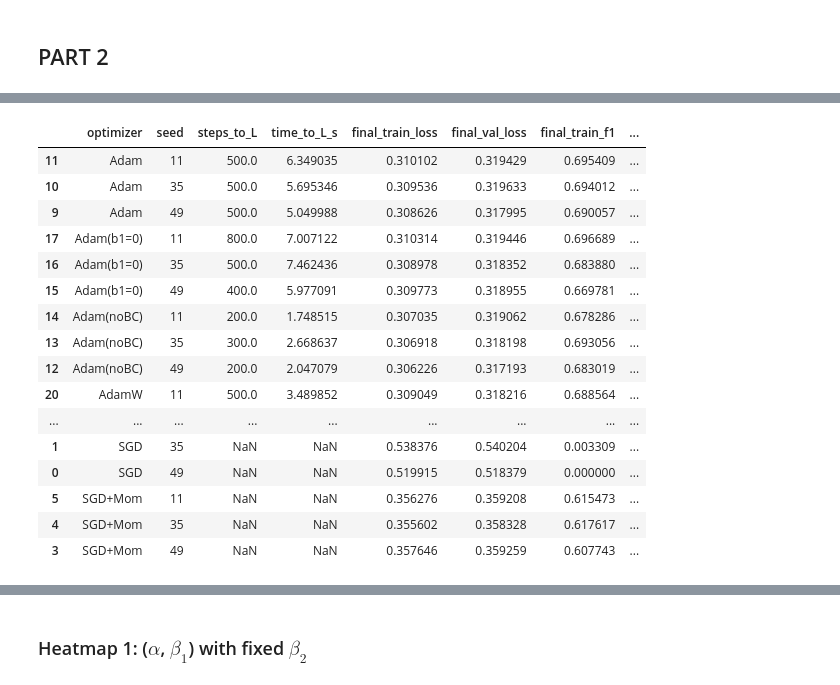
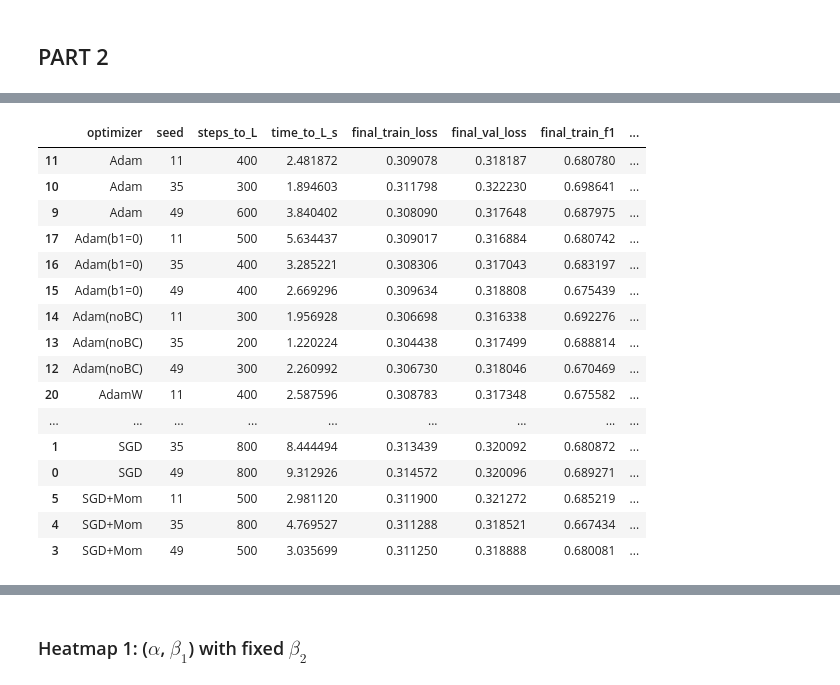
Before and after one commit to lcazorla/cs7641-optimization-uncertainty-learning, a Jupyter notebook: notebooks/analysis_adults.ipynb, the cells around one changed output, grey strips where cells are left out. Saved outputs shown, nothing was run; the diff lists cells and outputs as text; code cells hidden in the pictures.

Commit message:
Part 3 adults dataset + summary table + updates in part 1 and 2 to be able tto do the summary table and to change things that were wrong

```diff
--- a/notebooks/analysis_adults.ipynb
+++ b/notebooks/analysis_adults.ipynb
@@ -706,8 +710,7 @@ def evaluate_all(model, train_loader, val_loader):
         "val_f1":     eval_f1(model, val_loader),
     }
 
-def train_budgeted(
-    make_model_fn, make_optimizer_fn, train_loader, val_loader, seed, grad_budget = 2000, eval_every = 100, l_thresh = None):
+def train_budgeted(make_model_fn, make_optimizer_fn, train_loader, val_loader, seed, grad_budget = 2000, eval_every = 100, l_thresh = None):
 
     set_all_seeds(seed)
     device = "cuda" if torch.cuda.is_available() else "cpu"
@@ -830,3 +833,32 @@ class AdamNoBiasCorrection(Optimizer):
                 p.addcdiv_(m, v.sqrt().add_(eps), value=-lr)
 
         return loss
+# %%
+def tune_lr_one_seed(make_model_fn, make_opt_fn_from_lr, lr_grid, seed, train_loader, val_loader, grad_budget, eval_every):
+    rows = []
+    for lr in lr_grid:
+        ret = train_budgeted(
+            make_model_fn=make_model_fn,
+            make_optimizer_fn=lambda params, lr=lr: make_opt_fn_from_lr(params, lr),
+            train_loader=train_loader,
+            val_loader=val_loader,
+            seed=seed,
+            grad_budget=grad_budget,
+            eval_every=eval_every,
+            l_thresh=None
+        )
+
+        if isinstance(ret, tuple):
+            final = ret[-1]
+        else:
+            final = ret
+
+        rows.append({
+            "lr": lr,
+            "val_loss": float(final["val_loss"]),
+            "val_f1": float(final.get("val_f1", np.nan)),
+        })
+
+    df = pd.DataFrame(rows).sort_values("val_loss")
+    best_lr = float(df.iloc[0]["lr"])
+    return best_lr, df
@@ -836,9 +939,9 @@ GRAD_BUDGET = 1000
 EVAL_EVERY = 100
 
 required_optimizers = [
-    ("SGD",            lambda params: torch.optim.SGD(params, lr=1e-3)),
-    ("SGD+Mom",        lambda params: torch.optim.SGD(params, lr=1e-3, momentum=0.9)),
-    ("Nesterov",       lambda params: torch.optim.SGD(params, lr=1e-3, momentum=0.9, nesterov=True)),
+    ("SGD",            lambda params: torch.optim.SGD(params, lr=best_lr_sgd)),
+    ("SGD+Mom",        lambda params: torch.optim.SGD(params, lr=best_lr_mom, momentum=MOMENTUM)),
+    ("Nesterov",       lambda params: torch.optim.SGD(params, lr=best_lr_nes, momentum=MOMENTUM, nesterov=True)),
     ("Adam",           lambda params: torch.optim.Adam(params, lr=1e-3, betas=(0.9, 0.999))),
     ("Adam(noBC)",     lambda params: AdamNoBiasCorrection(params, lr=1e-3, betas=(0.9, 0.999))),
     ("Adam(b1=0)",     lambda params: torch.optim.Adam(params, lr=1e-3, betas=(0.0, 0.999))),
@@ -849,46 +952,46 @@ p2_runs = []
 
 for opt_name, opt_fn in required_optimizers:
     for s in SEEDS_P2:
         model, hist, steps_to_L, time_to_L, final = train_budgeted(
             make_model_fn=make_model,
             make_optimizer_fn=opt_fn,
             train_loader=train_loader,
             val_loader=val_loader,
             seed=s,
             grad_budget=GRAD_BUDGET,
             eval_every=EVAL_EVERY,
             l_thresh=L_THRESH
         )
 
         p2_runs.append({
             "optimizer": opt_name,
             "seed": s,
             "steps_to_L": steps_to_L,
             "time_to_L_s": time_to_L,
             "final_train_loss": float(final["train_loss"]),
             "final_val_loss": float(final["val_loss"]),
             "final_train_f1": float(final["train_f1"]),
             "final_val_f1": float(final["val_f1"]),
             "hist": hist
         })
 
 df_p2 = pd.DataFrame([{k:v for k,v in r.items() if k != "hist"} for r in p2_runs])
 df_p2.sort_values(["optimizer","seed"])
 # %% [output]
 |  | optimizer | seed | steps_to_L | time_to_L_s | final_train_loss | final_val_loss | final_train_f1 | ... |
-| 11 | Adam | 11 | 500.0 | 6.349035 | 0.310102 | 0.319429 | 0.695409 | ... |
-| 10 | Adam | 35 | 500.0 | 5.695346 | 0.309536 | 0.319633 | 0.694012 | ... |
-| 9 | Adam | 49 | 500.0 | 5.049988 | 0.308626 | 0.317995 | 0.690057 | ... |
-| 17 | Adam(b1=0) | 11 | 800.0 | 7.007122 | 0.310314 | 0.319446 | 0.696689 | ... |
-| 16 | Adam(b1=0) | 35 | 500.0 | 7.462436 | 0.308978 | 0.318352 | 0.683880 | ... |
-| 15 | Adam(b1=0) | 49 | 400.0 | 5.977091 | 0.309773 | 0.318955 | 0.669781 | ... |
-| 14 | Adam(noBC) | 11 | 200.0 | 1.748515 | 0.307035 | 0.319062 | 0.678286 | ... |
-| 13 | Adam(noBC) | 35 | 300.0 | 2.668637 | 0.306918 | 0.318198 | 0.693056 | ... |
-| 12 | Adam(noBC) | 49 | 200.0 | 2.047079 | 0.306226 | 0.317193 | 0.683019 | ... |
-| 20 | AdamW | 11 | 500.0 | 3.489852 | 0.309049 | 0.318216 | 0.688564 | ... |
+| 11 | Adam | 11 | 400 | 2.481872 | 0.309078 | 0.318187 | 0.680780 | ... |
+| 10 | Adam | 35 | 300 | 1.894603 | 0.311798 | 0.322230 | 0.698641 | ... |
+| 9 | Adam | 49 | 600 | 3.840402 | 0.308090 | 0.317648 | 0.687975 | ... |
+| 17 | Adam(b1=0) | 11 | 500 | 5.634437 | 0.309017 | 0.316884 | 0.680742 | ... |
+| 16 | Adam(b1=0) | 35 | 400 | 3.285221 | 0.308306 | 0.317043 | 0.683197 | ... |
+| 15 | Adam(b1=0) | 49 | 400 | 2.669296 | 0.309634 | 0.318808 | 0.675439 | ... |
+| 14 | Adam(noBC) | 11 | 300 | 1.956928 | 0.306698 | 0.316338 | 0.692276 | ... |
+| 13 | Adam(noBC) | 35 | 200 | 1.220224 | 0.304438 | 0.317499 | 0.688814 | ... |
+| 12 | Adam(noBC) | 49 | 300 | 2.260992 | 0.306730 | 0.318046 | 0.670469 | ... |
+| 20 | AdamW | 11 | 400 | 2.587596 | 0.308783 | 0.317348 | 0.675582 | ... |
 | ... | ... | ... | ... | ... | ... | ... | ... | ... |
-| 1 | SGD | 35 | NaN | NaN | 0.538376 | 0.540204 | 0.003309 | ... |
-| 0 | SGD | 49 | NaN | NaN | 0.519915 | 0.518379 | 0.000000 | ... |
-| 5 | SGD+Mom | 11 | NaN | NaN | 0.356276 | 0.359208 | 0.615473 | ... |
-| 4 | SGD+Mom | 35 | NaN | NaN | 0.355602 | 0.358328 | 0.617617 | ... |
-| 3 | SGD+Mom | 49 | NaN | NaN | 0.357646 | 0.359259 | 0.607743 | ... |
+| 1 | SGD | 35 | 800 | 8.444494 | 0.313439 | 0.320092 | 0.680872 | ... |
+| 0 | SGD | 49 | 800 | 9.312926 | 0.314572 | 0.320096 | 0.689271 | ... |
+| 5 | SGD+Mom | 11 | 500 | 2.981120 | 0.311900 | 0.321272 | 0.685219 | ... |
+| 4 | SGD+Mom | 35 | 800 | 4.769527 | 0.311288 | 0.318521 | 0.667434 | ... |
+| 3 | SGD+Mom | 49 | 500 | 3.035699 | 0.311250 | 0.318888 | 0.680081 | ... |
```
Also changed, not shown: parts of 33 cells of this notebook.
